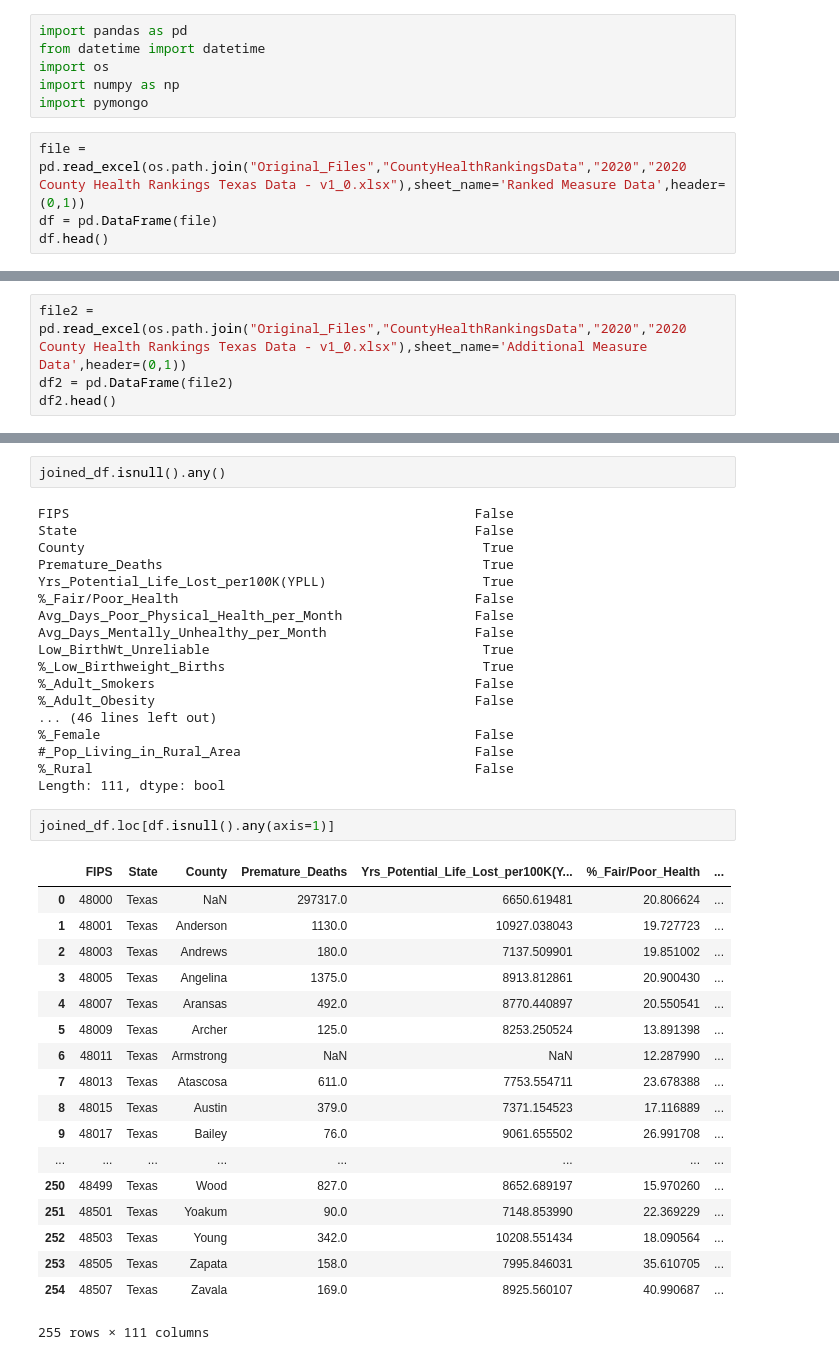
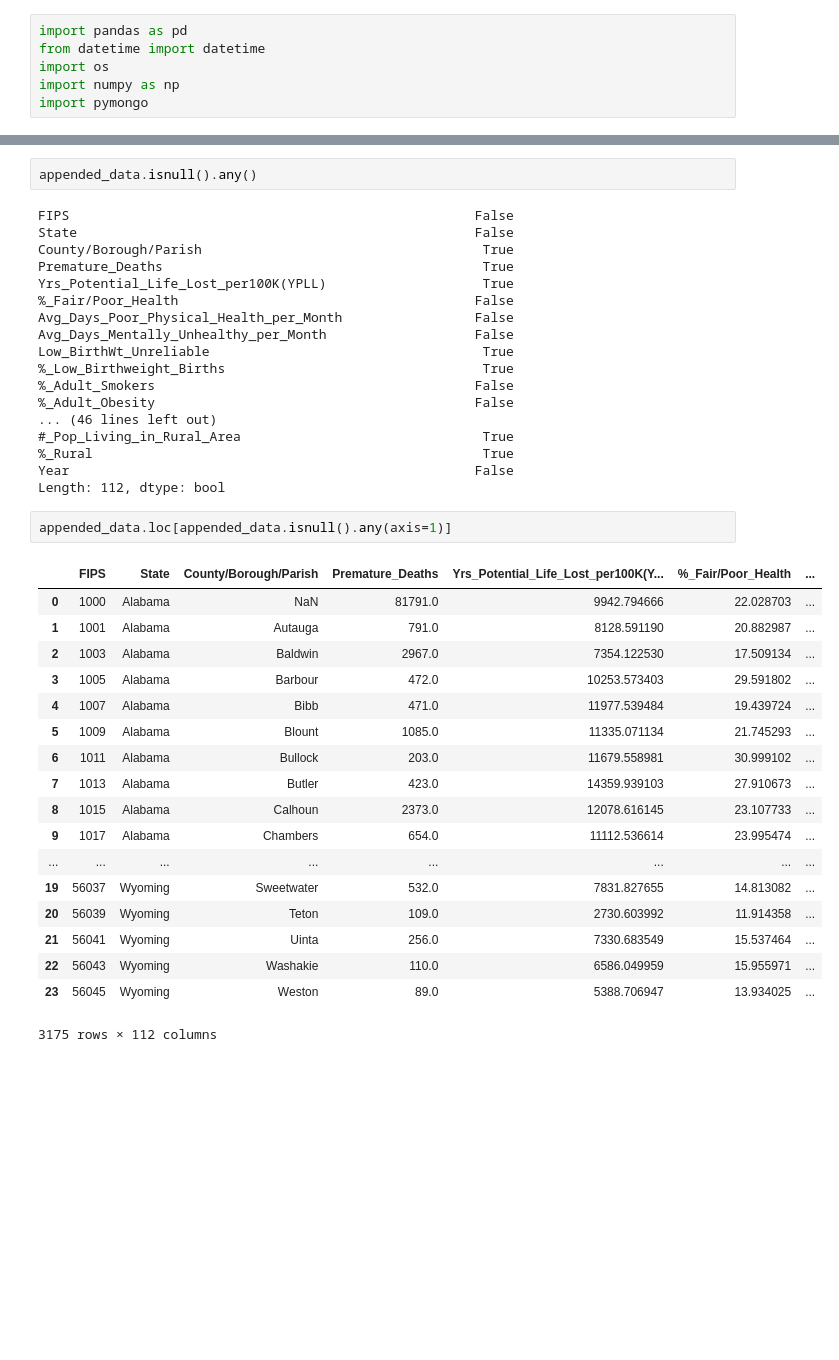
Before and after one commit to stevenjbark/DataAnalytics-FinalProject, a Jupyter notebook: Data/Data_Cleaning-Loop_2020.ipynb, the cells around one changed output, grey strips where cells are left out. Cells and saved outputs as stored; diff of their text form; blank space fills up the shorter version.

```diff
--- a/Data/Data_Cleaning-Loop_2020.ipynb
+++ b/Data/Data_Cleaning-Loop_2020.ipynb
@@ -4,7 +4,3 @@ from datetime import datetime
 import os
 import numpy as np
 import pymongo
-# %%
-file = pd.read_excel(os.path.join("Original_Files","CountyHealthRankingsData","2020","2020 County Health Rankings Texas Data - v1_0.xlsx"),sheet_name='Ranked Measure Data',header=(0,1))
-df = pd.DataFrame(file)
-df.head()
@@ -31,4 +6,0 @@ df.head()
-# %%
-file2 = pd.read_excel(os.path.join("Original_Files","CountyHealthRankingsData","2020","2020 County Health Rankings Texas Data - v1_0.xlsx"),sheet_name='Additional Measure Data',header=(0,1))
-df2 = pd.DataFrame(file2)
-df2.head()
@@ -696,9 +647,9 @@ Length: 111, dtype: int64
 # %%
-joined_df.isnull().any()
+appended_data.isnull().any()
 # %% [output]
 FIPS                                                    False
 State                                                   False
-County                                                   True
+County/Borough/Parish                                    True
 Premature_Deaths                                         True
 Yrs_Potential_Life_Lost_per100K(YPLL)                    True
 %_Fair/Poor_Health                                      False
@@ -709,29 +660,29 @@ Low_BirthWt_Unreliable                                   True
 %_Adult_Smokers                                         False
 %_Adult_Obesity                                         False
 ... (46 lines left out)
-%_Female                                                False
-#_Pop_Living_in_Rural_Area                              False
-%_Rural                                                 False
-Length: 111, dtype: bool
+#_Pop_Living_in_Rural_Area                               True
+%_Rural                                                  True
+Year                                                    False
+Length: 112, dtype: bool
 # %%
-joined_df.loc[df.isnull().any(axis=1)]
+appended_data.loc[appended_data.isnull().any(axis=1)]
 # %% [output]
-|  | FIPS | State | County | Premature_Deaths | Yrs_Potential_Life_Lost_per100K(Y... | %_Fair/Poor_Health | ... |
-| 0 | 48000 | Texas | NaN | 297317.0 | 6650.619481 | 20.806624 | ... |
-| 1 | 48001 | Texas | Anderson | 1130.0 | 10927.038043 | 19.727723 | ... |
-| 2 | 48003 | Texas | Andrews | 180.0 | 7137.509901 | 19.851002 | ... |
-| 3 | 48005 | Texas | Angelina | 1375.0 | 8913.812861 | 20.900430 | ... |
-| 4 | 48007 | Texas | Aransas | 492.0 | 8770.440897 | 20.550541 | ... |
-| 5 | 48009 | Texas | Archer | 125.0 | 8253.250524 | 13.891398 | ... |
-| 6 | 48011 | Texas | Armstrong | NaN | NaN | 12.287990 | ... |
-| 7 | 48013 | Texas | Atascosa | 611.0 | 7753.554711 | 23.678388 | ... |
-| 8 | 48015 | Texas | Austin | 379.0 | 7371.154523 | 17.116889 | ... |
-| 9 | 48017 | Texas | Bailey | 76.0 | 9061.655502 | 26.991708 | ... |
+|  | FIPS | State | County/Borough/Parish | Premature_Deaths | Yrs_Potential_Life_Lost_per100K(Y... | %_Fair/Poor_Health | ... |
+| 0 | 1000 | Alabama | NaN | 81791.0 | 9942.794666 | 22.028703 | ... |
+| 1 | 1001 | Alabama | Autauga | 791.0 | 8128.591190 | 20.882987 | ... |
+| 2 | 1003 | Alabama | Baldwin | 2967.0 | 7354.122530 | 17.509134 | ... |
+| 3 | 1005 | Alabama | Barbour | 472.0 | 10253.573403 | 29.591802 | ... |
+| 4 | 1007 | Alabama | Bibb | 471.0 | 11977.539484 | 19.439724 | ... |
+| 5 | 1009 | Alabama | Blount | 1085.0 | 11335.071134 | 21.745293 | ... |
+| 6 | 1011 | Alabama | Bullock | 203.0 | 11679.558981 | 30.999102 | ... |
+| 7 | 1013 | Alabama | Butler | 423.0 | 14359.939103 | 27.910673 | ... |
+| 8 | 1015 | Alabama | Calhoun | 2373.0 | 12078.616145 | 23.107733 | ... |
+| 9 | 1017 | Alabama | Chambers | 654.0 | 11112.536614 | 23.995474 | ... |
 | ... | ... | ... | ... | ... | ... | ... | ... |
-| 250 | 48499 | Texas | Wood | 827.0 | 8652.689197 | 15.970260 | ... |
-| 251 | 48501 | Texas | Yoakum | 90.0 | 7148.853990 | 22.369229 | ... |
-| 252 | 48503 | Texas | Young | 342.0 | 10208.551434 | 18.090564 | ... |
-| 253 | 48505 | Texas | Zapata | 158.0 | 7995.846031 | 35.610705 | ... |
-| 254 | 48507 | Texas | Zavala | 169.0 | 8925.560107 | 40.990687 | ... |
+| 19 | 56037 | Wyoming | Sweetwater | 532.0 | 7831.827655 | 14.813082 | ... |
+| 20 | 56039 | Wyoming | Teton | 109.0 | 2730.603992 | 11.914358 | ... |
+| 21 | 56041 | Wyoming | Uinta | 256.0 | 7330.683549 | 15.537464 | ... |
+| 22 | 56043 | Wyoming | Washakie | 110.0 | 6586.049959 | 15.955971 | ... |
+| 23 | 56045 | Wyoming | Weston | 89.0 | 5388.706947 | 13.934025 | ... |
-255 rows × 111 columns
+3175 rows × 112 columns
 # %%
```
Also changed, not shown: parts of 21 cells of this notebook, 1 other file.
